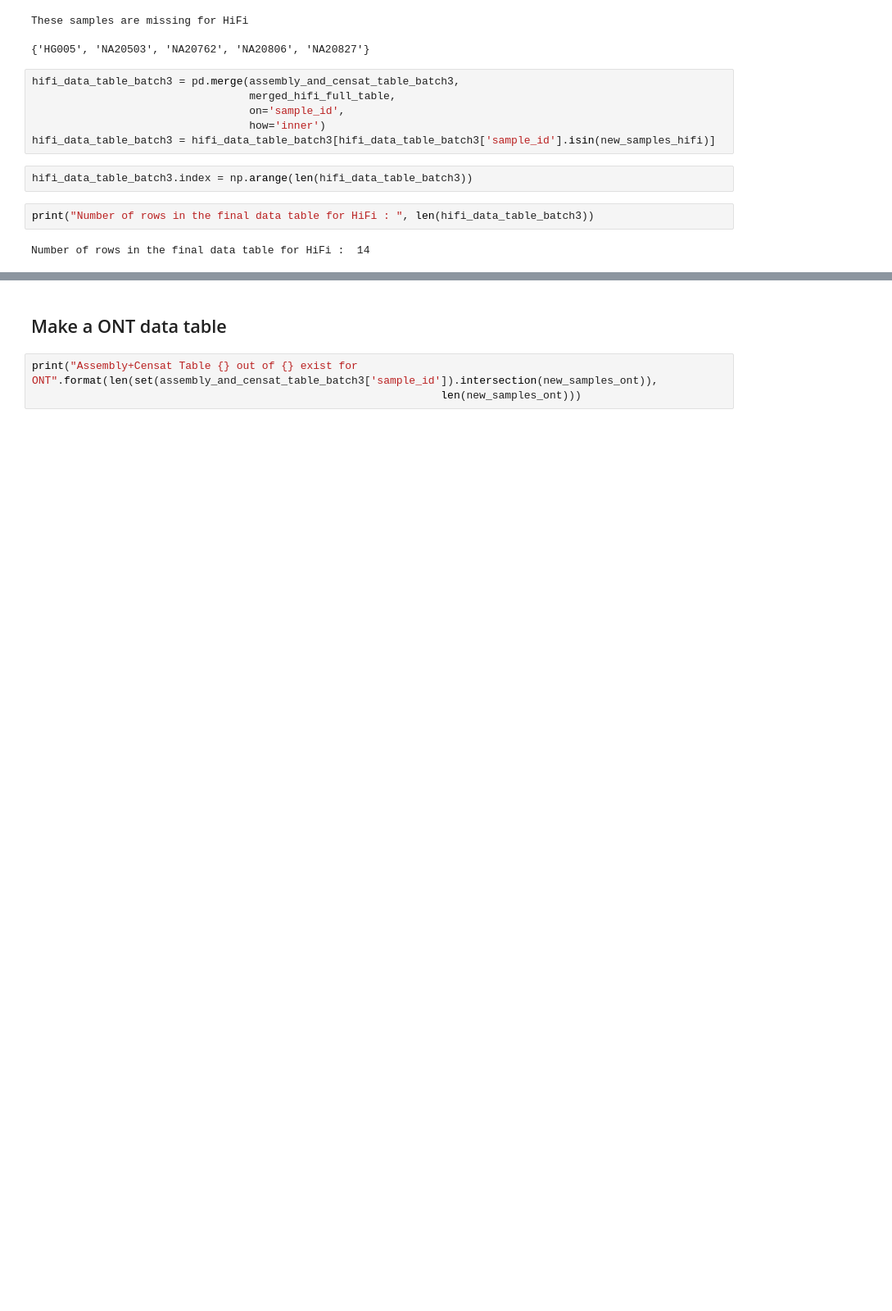
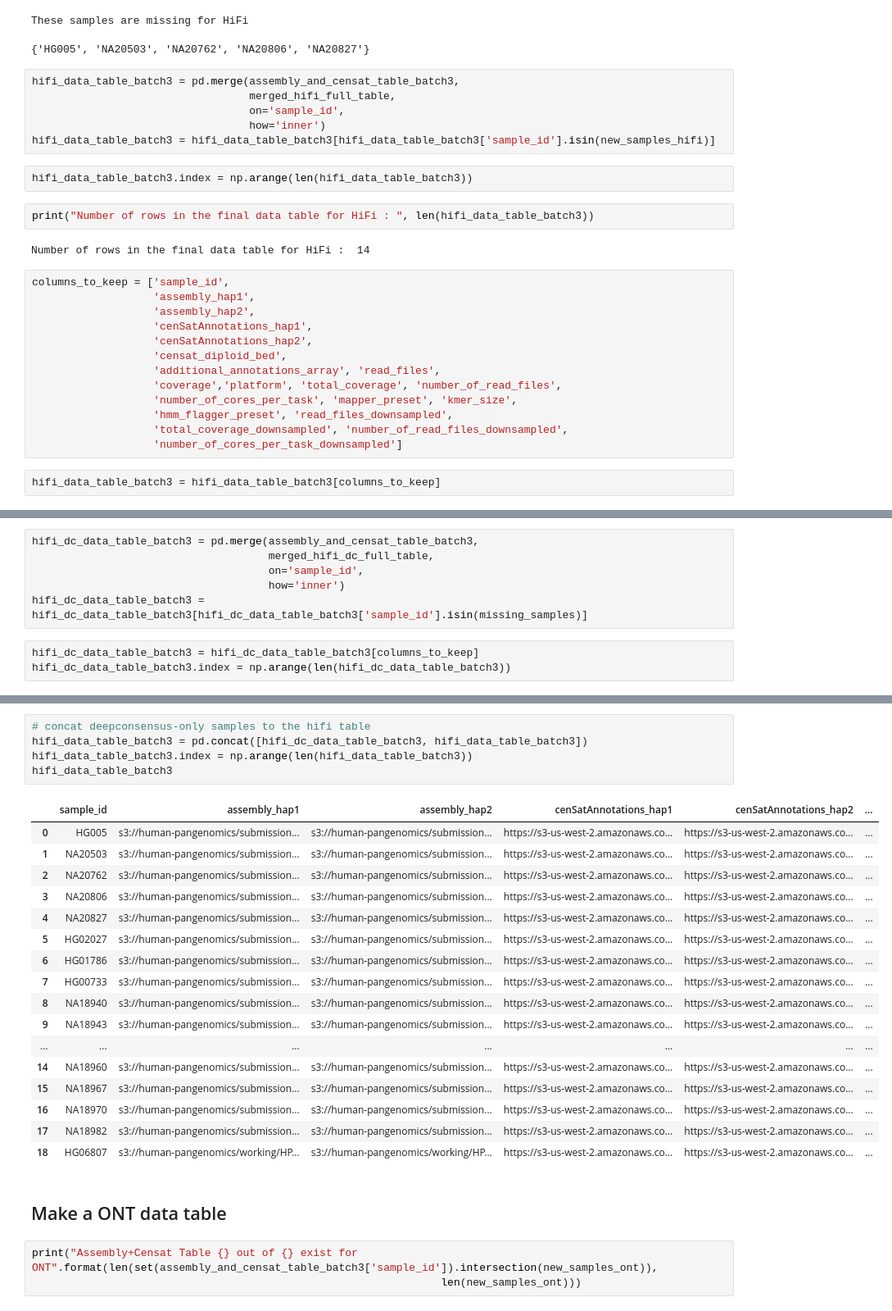
Before and after one commit to human-pangenomics/hprc_intermediate_assembly, a Jupyter notebook: assembly_qc/batch3/hmm_flagger/make_hmm_flagger_data_tables_batch3.ipynb, the cells around one changed output, grey strips where cells are left out. Shown at 82% size. Drawn from its saved outputs; the diff is of its cells as text; blank space fills up the shorter version.

Commit message:
Added 5 samples with deepconsensus reads only

```diff
--- a/assembly_qc/batch3/hmm_flagger/make_hmm_flagger_data_tables_batch3.ipynb
+++ b/assembly_qc/batch3/hmm_flagger/make_hmm_flagger_data_tables_batch3.ipynb
@@ -445,3 +494,18 @@ hifi_data_table_batch3.index = np.arange(len(hifi_data_table_batch3))
 print("Number of rows in the final data table for HiFi : ", len(hifi_data_table_batch3))
 # %% [output]
 Number of rows in the final data table for HiFi :  14
+# %%
+columns_to_keep = ['sample_id',
+                   'assembly_hap1',
+                   'assembly_hap2',
+                   'cenSatAnnotations_hap1',
+                   'cenSatAnnotations_hap2',
+                   'censat_diploid_bed',
+                   'additional_annotations_array', 'read_files',
+                   'coverage','platform', 'total_coverage', 'number_of_read_files',
+                   'number_of_cores_per_task', 'mapper_preset', 'kmer_size',
+                   'hmm_flagger_preset', 'read_files_downsampled',
+                   'total_coverage_downsampled', 'number_of_read_files_downsampled',
+                   'number_of_cores_per_task_downsampled']
+# %%
+hifi_data_table_batch3 = hifi_data_table_batch3[columns_to_keep]
@@ -447,0 +516,9 @@ Number of rows in the final data table for HiFi :  14
+# %%
+hifi_dc_data_table_batch3 = pd.merge(assembly_and_censat_table_batch3,
+                                     merged_hifi_dc_full_table,
+                                     on='sample_id',
+                                     how='inner')
+hifi_dc_data_table_batch3 = hifi_dc_data_table_batch3[hifi_dc_data_table_batch3['sample_id'].isin(missing_samples)]
+# %%
+hifi_dc_data_table_batch3 = hifi_dc_data_table_batch3[columns_to_keep]
+hifi_dc_data_table_batch3.index = np.arange(len(hifi_dc_data_table_batch3))
@@ -448,3 +534,26 @@ Number of rows in the final data table for HiFi :  14
+# %%
+# concat deepconsensus-only samples to the hifi table
+hifi_data_table_batch3 = pd.concat([hifi_dc_data_table_batch3, hifi_data_table_batch3])
+hifi_data_table_batch3.index = np.arange(len(hifi_data_table_batch3))
+hifi_data_table_batch3
+# %% [output]
+|  | sample_id | assembly_hap1 | assembly_hap2 | cenSatAnnotations_hap1 | cenSatAnnotations_hap2 | ... |
+| 0 | HG005 | s3://human-pangenomics/submission... | s3://human-pangenomics/submission... | https://s3-us-west-2.amazonaws.co... | https://s3-us-west-2.amazonaws.co... | ... |
+| 1 | NA20503 | s3://human-pangenomics/submission... | s3://human-pangenomics/submission... | https://s3-us-west-2.amazonaws.co... | https://s3-us-west-2.amazonaws.co... | ... |
+| 2 | NA20762 | s3://human-pangenomics/submission... | s3://human-pangenomics/submission... | https://s3-us-west-2.amazonaws.co... | https://s3-us-west-2.amazonaws.co... | ... |
+| 3 | NA20806 | s3://human-pangenomics/submission... | s3://human-pangenomics/submission... | https://s3-us-west-2.amazonaws.co... | https://s3-us-west-2.amazonaws.co... | ... |
+| 4 | NA20827 | s3://human-pangenomics/submission... | s3://human-pangenomics/submission... | https://s3-us-west-2.amazonaws.co... | https://s3-us-west-2.amazonaws.co... | ... |
+| 5 | HG02027 | s3://human-pangenomics/submission... | s3://human-pangenomics/submission... | https://s3-us-west-2.amazonaws.co... | https://s3-us-west-2.amazonaws.co... | ... |
+| 6 | HG01786 | s3://human-pangenomics/submission... | s3://human-pangenomics/submission... | https://s3-us-west-2.amazonaws.co... | https://s3-us-west-2.amazonaws.co... | ... |
+| 7 | HG00733 | s3://human-pangenomics/submission... | s3://human-pangenomics/submission... | https://s3-us-west-2.amazonaws.co... | https://s3-us-west-2.amazonaws.co... | ... |
+| 8 | NA18940 | s3://human-pangenomics/submission... | s3://human-pangenomics/submission... | https://s3-us-west-2.amazonaws.co... | https://s3-us-west-2.amazonaws.co... | ... |
+| 9 | NA18943 | s3://human-pangenomics/submission... | s3://human-pangenomics/submission... | https://s3-us-west-2.amazonaws.co... | https://s3-us-west-2.amazonaws.co... | ... |
+| ... | ... | ... | ... | ... | ... | ... |
+| 14 | NA18960 | s3://human-pangenomics/submission... | s3://human-pangenomics/submission... | https://s3-us-west-2.amazonaws.co... | https://s3-us-west-2.amazonaws.co... | ... |
+| 15 | NA18967 | s3://human-pangenomics/submission... | s3://human-pangenomics/submission... | https://s3-us-west-2.amazonaws.co... | https://s3-us-west-2.amazonaws.co... | ... |
+| 16 | NA18970 | s3://human-pangenomics/submission... | s3://human-pangenomics/submission... | https://s3-us-west-2.amazonaws.co... | https://s3-us-west-2.amazonaws.co... | ... |
+| 17 | NA18982 | s3://human-pangenomics/submission... | s3://human-pangenomics/submission... | https://s3-us-west-2.amazonaws.co... | https://s3-us-west-2.amazonaws.co... | ... |
+| 18 | HG06807 | s3://human-pangenomics/working/HP... | s3://human-pangenomics/working/HP... | https://s3-us-west-2.amazonaws.co... | https://s3-us-west-2.amazonaws.co... | ... |
 # %% [markdown]
 ## Make a ONT data table
 # %%
```
Also changed, not shown: parts of 20 cells of this notebook, 1 other file.
